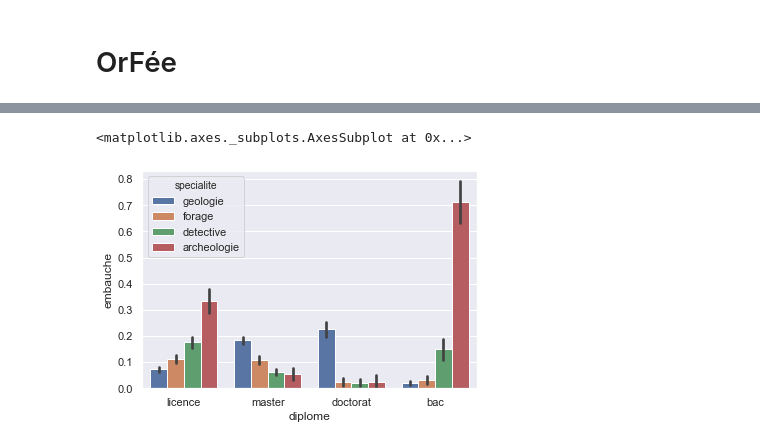
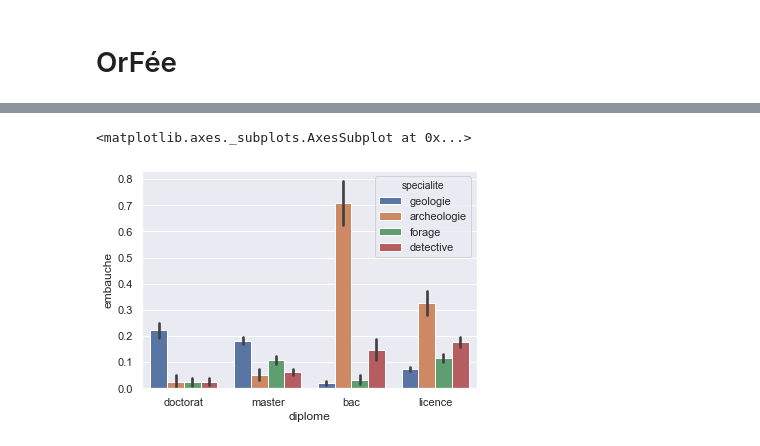
Before and after one commit to AlbandeCrevoisier/is, a Jupyter notebook: qm/OrFee.ipynb, the cells around one changed output, grey strips where cells are left out. Saved outputs shown, nothing was run; the diff lists cells and outputs as text; code cells hidden in the pictures.

```diff
--- a/qm/OrFee.ipynb
+++ b/qm/OrFee.ipynb
@@ -1,9 +1,2 @@
 # %% [markdown]
 # OrFée
-# %%
-import numpy as np
-import pandas as pd
-import matplotlib.pyplot as plt
-import seaborn as sns
-%matplotlib inline
-sns.set()
@@ -48,0 +10,3 @@ sns.barplot(X['cheveux'], y, X['sexe'])
+# %%
+data = load_data()
+data.columns
@@ -49,5 +46,5 @@ sns.barplot(X['cheveux'], y, X['sexe'])
 # %%
-sns.barplot(X['diplome'], y, X['specialite'])
+sns.barplot('diplome', 'embauche', 'specialite', data=data)
 # %% [output]
 <matplotlib.axes._subplots.AxesSubplot at 0x...>
-[figure, old version]
+[figure, new version]
```
Also changed, not shown: parts of 28 cells of this notebook.
